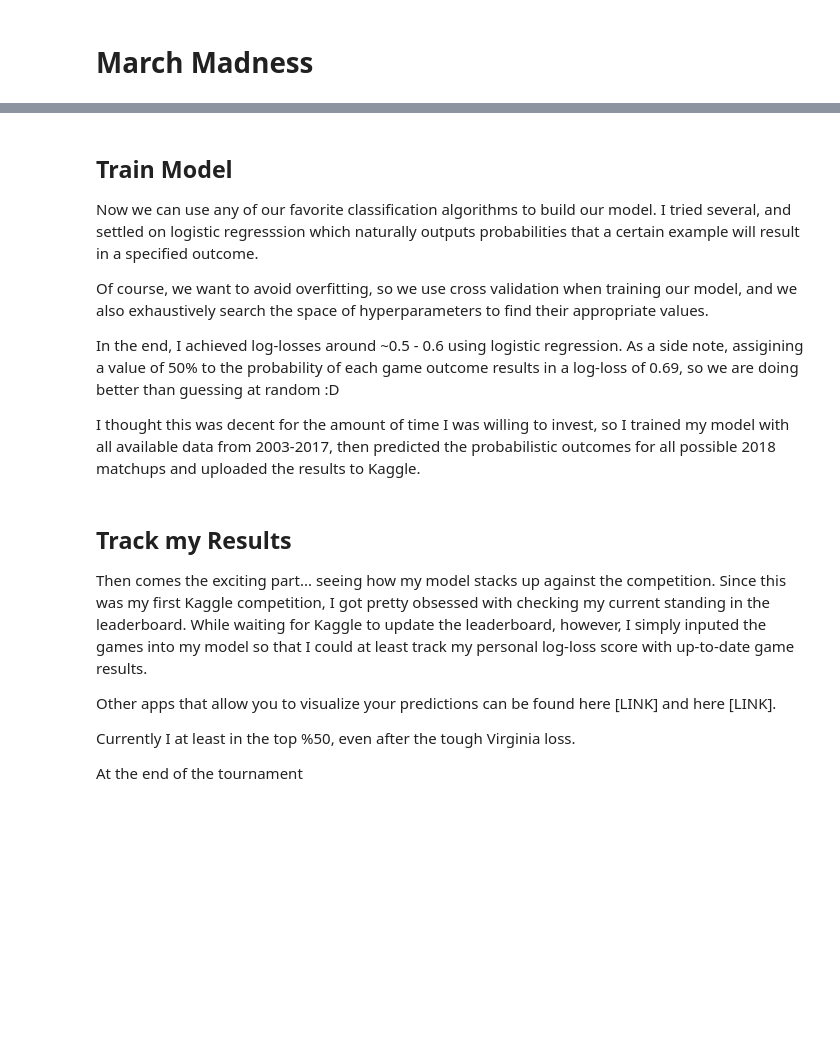
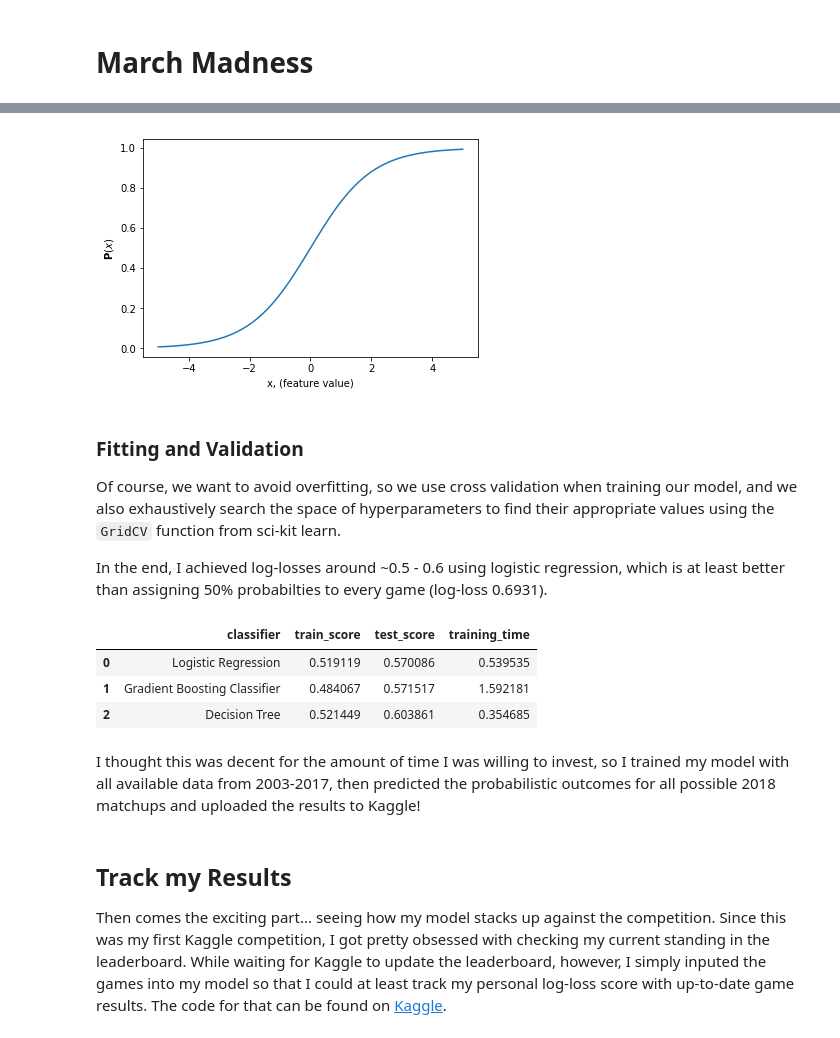
Before and after one commit to jbechtel/jbechtel.github.io, a Jupyter notebook: downloads/notebooks/NCAA_model.ipynb, the cells around one changed output, grey strips where cells are left out. Cells and saved outputs as stored; diff of their text form; code cells hidden in the pictures; blank space fills up the shorter version.

```diff
--- a/downloads/notebooks/NCAA_model.ipynb
+++ b/downloads/notebooks/NCAA_model.ipynb
@@ -65,20 +178,31 @@ Just in case, we will also include all of the data where the names of the first
+# %%
+# plot logistic function
+x = np.linspace(-5,5,100)
+plt.plot(x,1./(1.+np.exp(-x)))
+plt.ylabel('$\mathbf{P}(x)$')
+plt.xlabel('x, (feature value)')
+plt.show()
+# %% [output]
+[figure, added]
 # %% [markdown]
-## Train Model
+### Fitting and Validation
 
-Now we can use any of our favorite classification algorithms to build our model. I tried several, and settled on logistic regresssion which naturally outputs probabilities that a certain example will result in a specified outcome.
+Of course, we want to avoid overfitting, so we use cross validation when training our model, and we also exhaustively search the space of hyperparameters to find their appropriate values using the `GridCV` function from sci-kit learn.
 
-Of course, we want to avoid overfitting, so we use cross validation when training our model, and we also exhaustively search the space of hyperparameters to find their appropriate values.
-
-In the end, I achieved log-losses around ~0.5 - 0.6 using logistic regression. As a side note, assigining a value of 50% to the probability of each game outcome results in a log-loss of 0.69, so we are doing better than guessing at random :D
-
-I thought this was decent for the amount of time I was willing to invest, so I trained my model with all available data from 2003-2017, then predicted the probabilistic outcomes for all possible 2018 matchups and uploaded the results to Kaggle.
+In the end, I achieved log-losses around ~0.5 - 0.6 using logistic regression, which is at least better than assigning 50% probabilties to every game (log-loss 0.6931).
+# %%
+# Results of cross-validated fitting scheme
+# check out the github notebook for full details
+df_results = pd.read_csv('/Users/bechtel/Kaggle/NCAA_mens_tourney/fitting_results.csv')
+df_results
+# %% [output]
+|  | classifier | train_score | test_score | training_time |
+| 0 | Logistic Regression | 0.519119 | 0.570086 | 0.539535 |
+| 1 | Gradient Boosting Classifier | 0.484067 | 0.571517 | 1.592181 |
+| 2 | Decision Tree | 0.521449 | 0.603861 | 0.354685 |
+# %% [markdown]
+I thought this was decent for the amount of time I was willing to invest, so I trained my model with all available data from 2003-2017, then predicted the probabilistic outcomes for all possible 2018 matchups and uploaded the results to Kaggle!
 # %% [markdown]
 ## Track my Results
 
-Then comes the exciting part... seeing how my model stacks up against the competition. Since this was my first Kaggle competition, I got pretty obsessed with checking my current standing in the leaderboard. While waiting for Kaggle to update the leaderboard, however, I simply inputed the games into my model so that I could at least track my personal log-loss score with up-to-date game results.
-
-Other apps that allow you to visualize your predictions can be found here [LINK] and here [LINK].
-
-Currently I at least in the top %50, even after the tough Virginia loss.
-
-At the end of the tournament
+Then comes the exciting part... seeing how my model stacks up against the competition. Since this was my first Kaggle competition, I got pretty obsessed with checking my current standing in the leaderboard. While waiting for Kaggle to update the leaderboard, however, I simply inputed the games into my model so that I could at least track my personal log-loss score with up-to-date game results. The code for that can be found on [Kaggle](https://www.kaggle.com/drwonka/calculate-up-to-date-log-loss).
```
Also changed, not shown: parts of 22 cells of this notebook, 15 other files.
